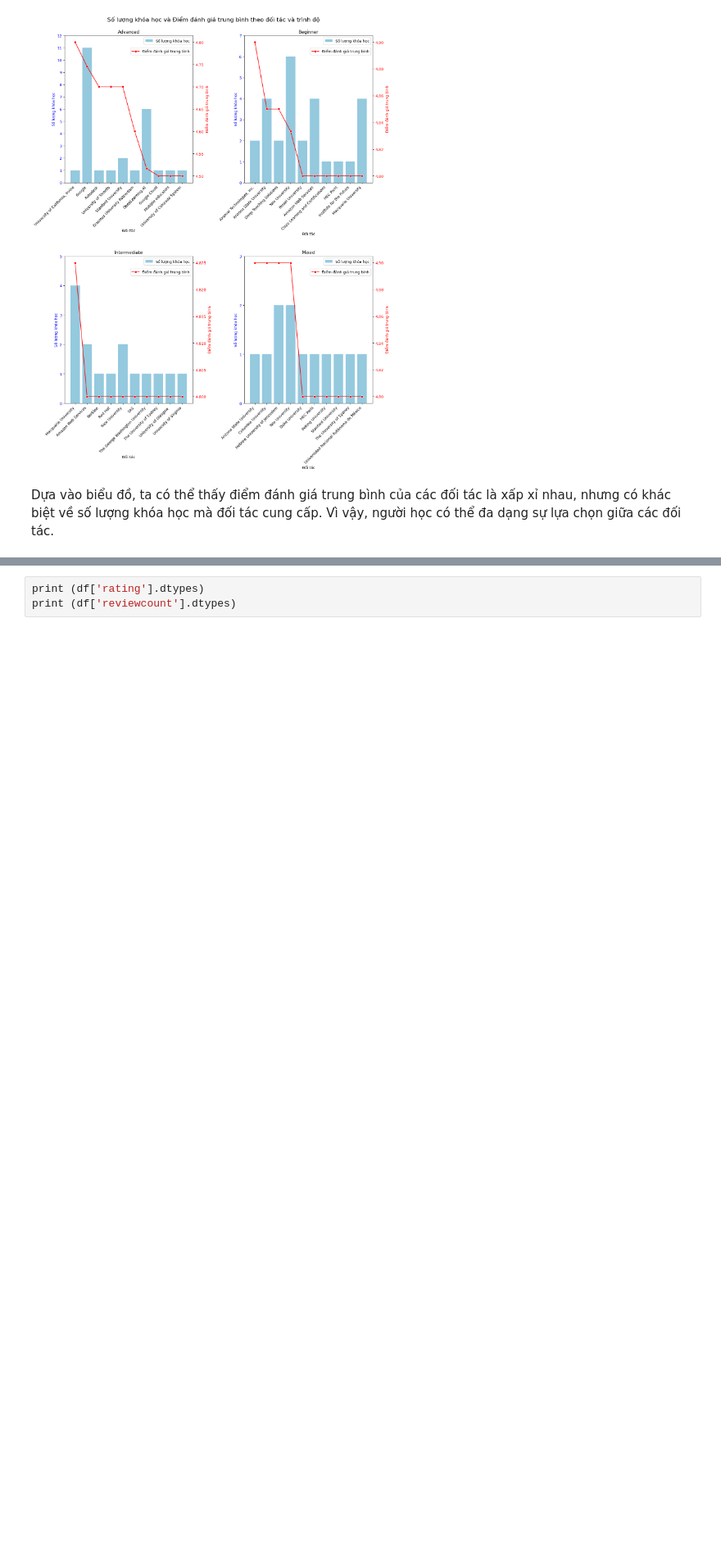
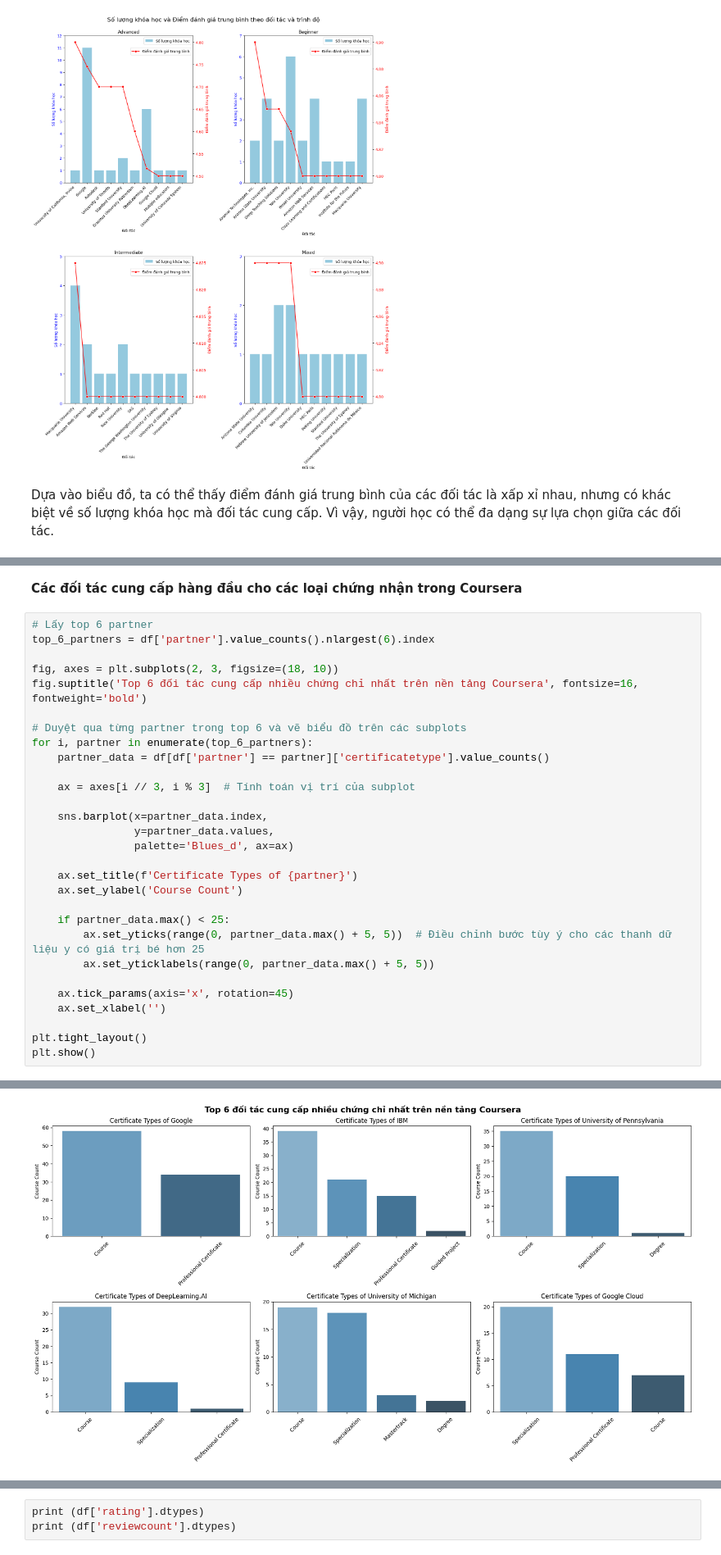
Before and after one commit to phamuyen171/FinalPrjct_LTKHDL, a Jupyter notebook: source/IdetifyAndAnswerQuestion.ipynb, the cells around one changed output, grey strips where cells are left out. Shown at 82% size. Drawn from its saved outputs; the diff is of its cells as text; blank space fills up the shorter version.

```diff
--- a/source/IdetifyAndAnswerQuestion.ipynb
+++ b/source/IdetifyAndAnswerQuestion.ipynb
@@ -463,0 +645,32 @@ Dựa vào biểu đồ, ta có thể thấy điểm đánh giá trung bình c
+# %% [markdown]
+**Các đối tác cung cấp hàng đầu cho các loại chứng nhận trong Coursera**
+# %%
+# Lấy top 6 partner
+top_6_partners = df['partner'].value_counts().nlargest(6).index
+
+fig, axes = plt.subplots(2, 3, figsize=(18, 10))
+fig.suptitle('Top 6 đối tác cung cấp nhiều chứng chỉ nhất trên nền tảng Coursera', fontsize=16, fontweight='bold')
+
+# Duyệt qua từng partner trong top 6 và vẽ biểu đồ trên các subplots
+for i, partner in enumerate(top_6_partners):
+    partner_data = df[df['partner'] == partner]['certificatetype'].value_counts()
+
+    ax = axes[i // 3, i % 3]  # Tính toán vị trí của subplot
+
+    sns.barplot(x=partner_data.index,
+                y=partner_data.values,
+                palette='Blues_d', ax=ax)
+
+    ax.set_title(f'Certificate Types of {partner}')
+    ax.set_ylabel('Course Count')
+
+    if partner_data.max() < 25:
+        ax.set_yticks(range(0, partner_data.max() + 5, 5))  # Điều chỉnh bước tùy ý cho các thanh dữ liệu y có giá trị bé hơn 25
+        ax.set_yticklabels(range(0, partner_data.max() + 5, 5))
+
+    ax.tick_params(axis='x', rotation=45)
+    ax.set_xlabel('')
+
+plt.tight_layout()
+plt.show()
+# %% [output]
@@ -463,0 +694 @@ Dựa vào biểu đồ, ta có thể thấy điểm đánh giá trung bình c
+[figure, added]
```
Also changed, not shown: parts of 64 cells of this notebook, 1 other file.
